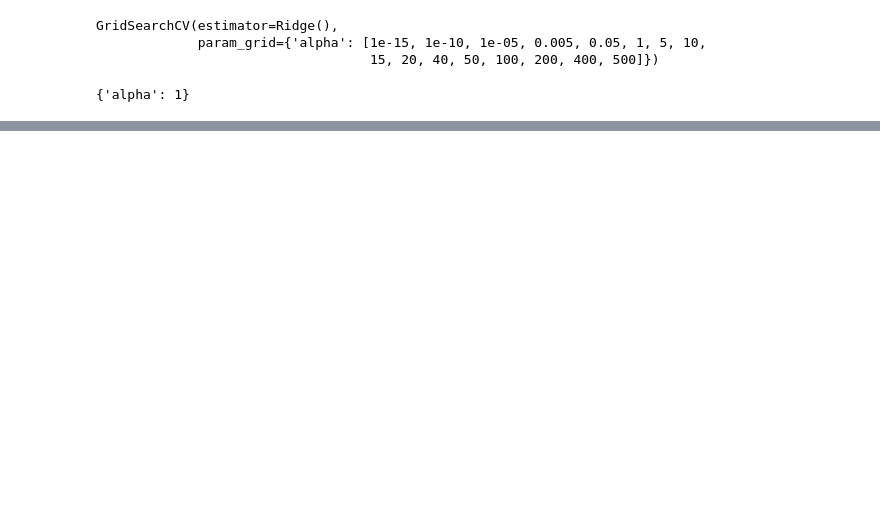
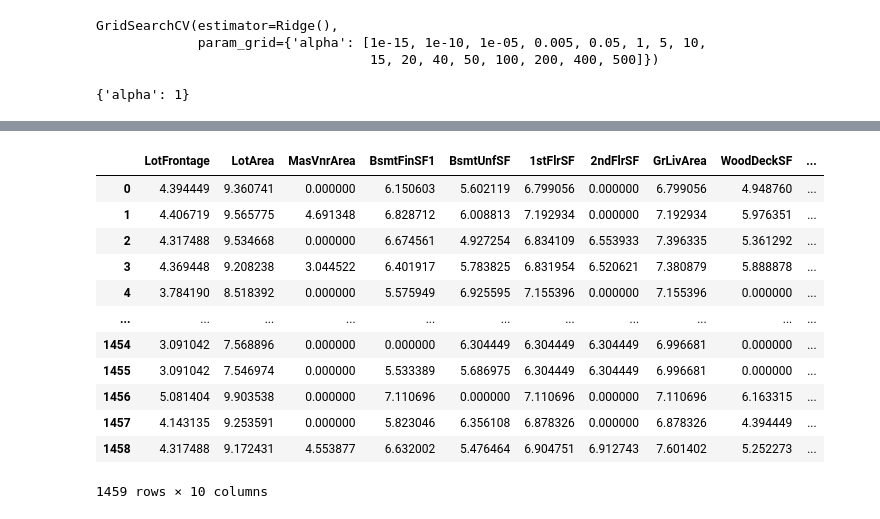
Before and after one commit to adupatil/Sale-price-predictor, a Jupyter notebook: Housing_prices.ipynb, the cells around one changed output, grey strips where cells are left out. Cells and saved outputs as stored; diff of their text form; code cells hidden in the pictures; blank space fills up the shorter version.

```diff
--- a/Housing_prices.ipynb
+++ b/Housing_prices.ipynb
@@ -535,0 +559,10 @@ np.sqrt(mse(pred2,y_test))
+# %%
+num_feature = [feature for feature in test.columns if test[feature].dtype != 'O']
+#filling null values with median
+for feature in num_feature:
+    if test[feature].isnull().sum()>1:
+        median = test[feature].median()
+        test[feature+'_nan']=np.where(test[feature].isnull(),1,0)
+        test[feature].fillna(median,inplace=True)
+    else:
+         test[feature].fillna(median,inplace=True)
@@ -535,0 +589,36 @@ np.sqrt(mse(pred2,y_test))
+# %%
+#finding categorical features and filling nan with Missing
+categorical_features =[feature for feature in test.columns if test[feature].dtype =='O']
+
+for feature in categorical_features:
+    test[feature].fillna("Missing",inplace=True)
+# %%
+#finding Year feature columns
+year_feature = [feature for feature in num_feature if 'Year' in feature or 'Yr' in feature]
+
+#replacing year columns except for Yrsold with Yrsold - Year column
+
+for feature in year_feature:
+    if feature != 'YrSold':
+        test[feature] = test['YrSold']-test[feature]
+# %%
+num_features_transform = ['LotFrontage','LotArea','MasVnrArea','BsmtFinSF1','BsmtUnfSF','1stFlrSF',
+               '2ndFlrSF','GrLivArea','WoodDeckSF','OpenPorchSF']
+for feature in num_feature:
+    test[feature] = np.log1p(test[feature])
+# %%
+test[num_features_transform]
+# %% [output]
+|  | LotFrontage | LotArea | MasVnrArea | BsmtFinSF1 | BsmtUnfSF | 1stFlrSF | 2ndFlrSF | GrLivArea | WoodDeckSF | ... |
+| 0 | 4.394449 | 9.360741 | 0.000000 | 6.150603 | 5.602119 | 6.799056 | 0.000000 | 6.799056 | 4.948760 | ... |
+| 1 | 4.406719 | 9.565775 | 4.691348 | 6.828712 | 6.008813 | 7.192934 | 0.000000 | 7.192934 | 5.976351 | ... |
+| 2 | 4.317488 | 9.534668 | 0.000000 | 6.674561 | 4.927254 | 6.834109 | 6.553933 | 7.396335 | 5.361292 | ... |
+| 3 | 4.369448 | 9.208238 | 3.044522 | 6.401917 | 5.783825 | 6.831954 | 6.520621 | 7.380879 | 5.888878 | ... |
+| 4 | 3.784190 | 8.518392 | 0.000000 | 5.575949 | 6.925595 | 7.155396 | 0.000000 | 7.155396 | 0.000000 | ... |
+| ... | ... | ... | ... | ... | ... | ... | ... | ... | ... | ... |
+| 1454 | 3.091042 | 7.568896 | 0.000000 | 0.000000 | 6.304449 | 6.304449 | 6.304449 | 6.996681 | 0.000000 | ... |
+| 1455 | 3.091042 | 7.546974 | 0.000000 | 5.533389 | 5.686975 | 6.304449 | 6.304449 | 6.996681 | 0.000000 | ... |
+| 1456 | 5.081404 | 9.903538 | 0.000000 | 7.110696 | 0.000000 | 7.110696 | 0.000000 | 7.110696 | 6.163315 | ... |
+| 1457 | 4.143135 | 9.253591 | 0.000000 | 5.823046 | 6.356108 | 6.878326 | 0.000000 | 6.878326 | 4.394449 | ... |
+| 1458 | 4.317488 | 9.172431 | 4.553877 | 6.632002 | 5.476464 | 6.904751 | 6.912743 | 7.601402 | 5.252273 | ... |
+1459 rows × 10 columns
```
Also changed, not shown: parts of 35 cells of this notebook.
